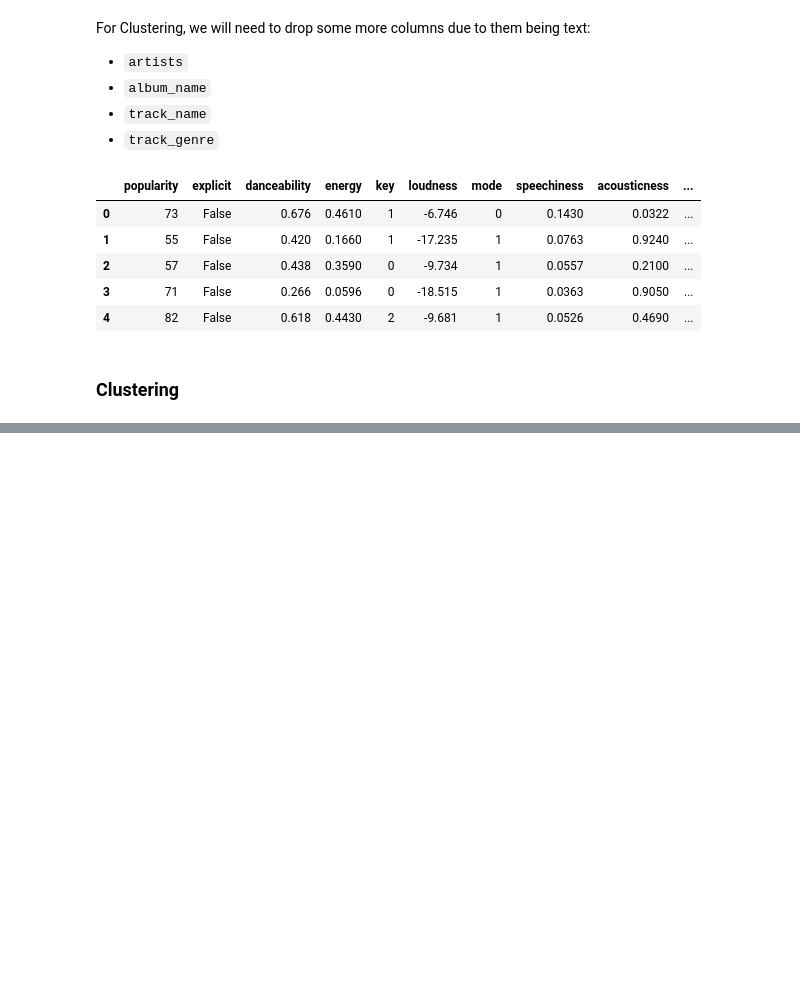
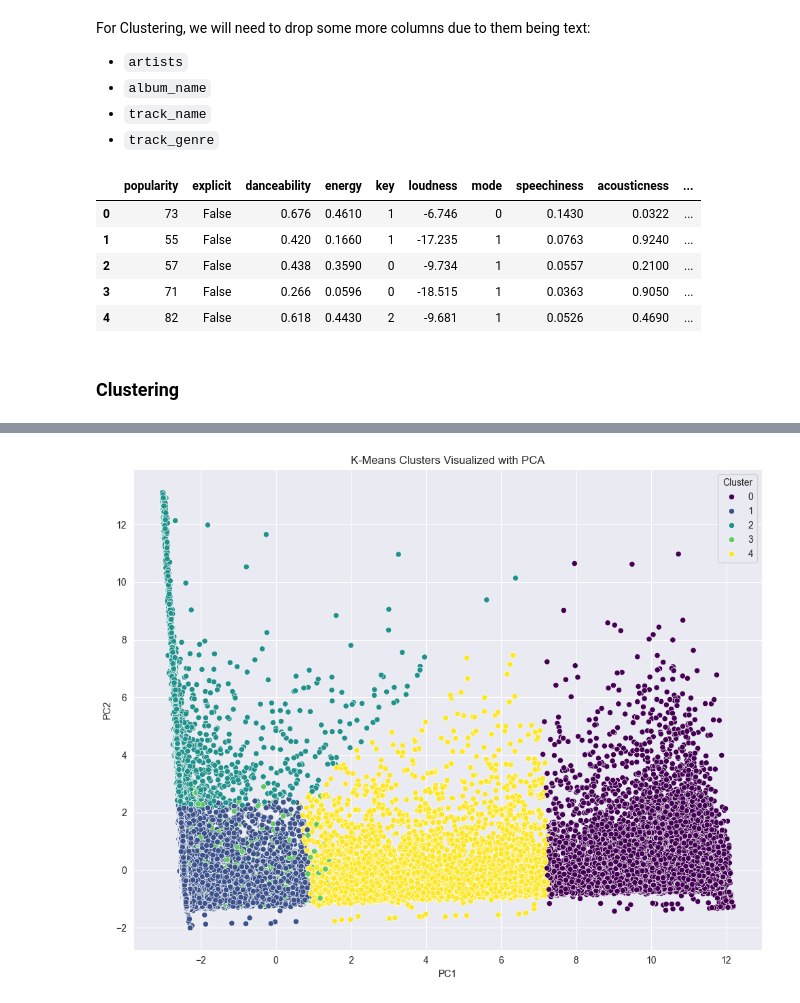
Before and after one commit to Bourkupine/cs4168-Project, a Jupyter notebook: clustering.ipynb, the cells around one changed output, grey strips where cells are left out. Cells and saved outputs as stored; diff of their text form; code cells hidden in the pictures; blank space fills up the shorter version.

```diff
--- a/clustering.ipynb
+++ b/clustering.ipynb
@@ -95,0 +171,16 @@ dbscan_pipe = pipeline.Pipeline(
+# %%
+from sklearn.decomposition import PCA
+pca = PCA(n_components=2)
+principal_components = pca.fit_transform(preprocessed_data)
+
+pca_df = pd.DataFrame(data=principal_components, columns=['PC1', 'PC2'])
+pca_df['Cluster'] = cluster_labels
+
+# Plot the clusters in 2D space
+plt.figure(figsize=(10, 8))
+sns.scatterplot(x='PC1', y='PC2', hue='Cluster', data=pca_df, palette='viridis')
+plt.title('K-Means Clusters Visualized with PCA')
+plt.tight_layout()
+plt.show()
+# %% [output]
+[figure, added]
```
Also changed, not shown: parts of 11 cells of this notebook.
